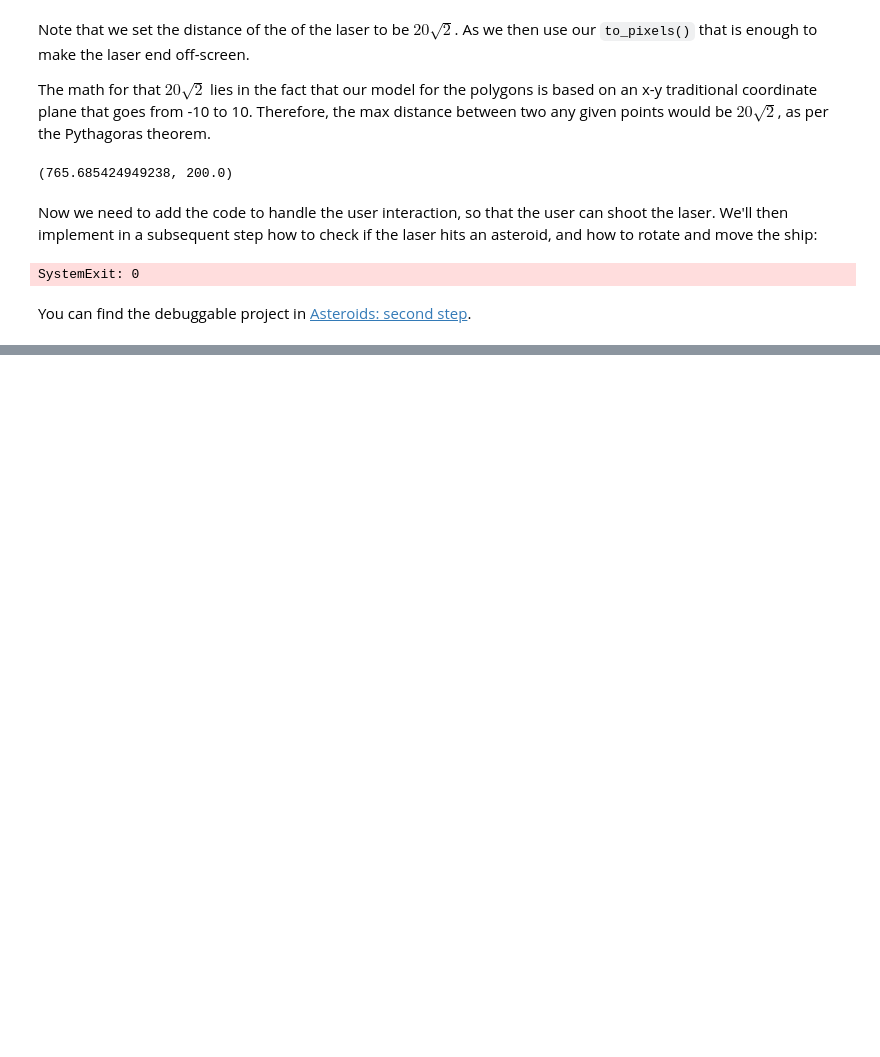
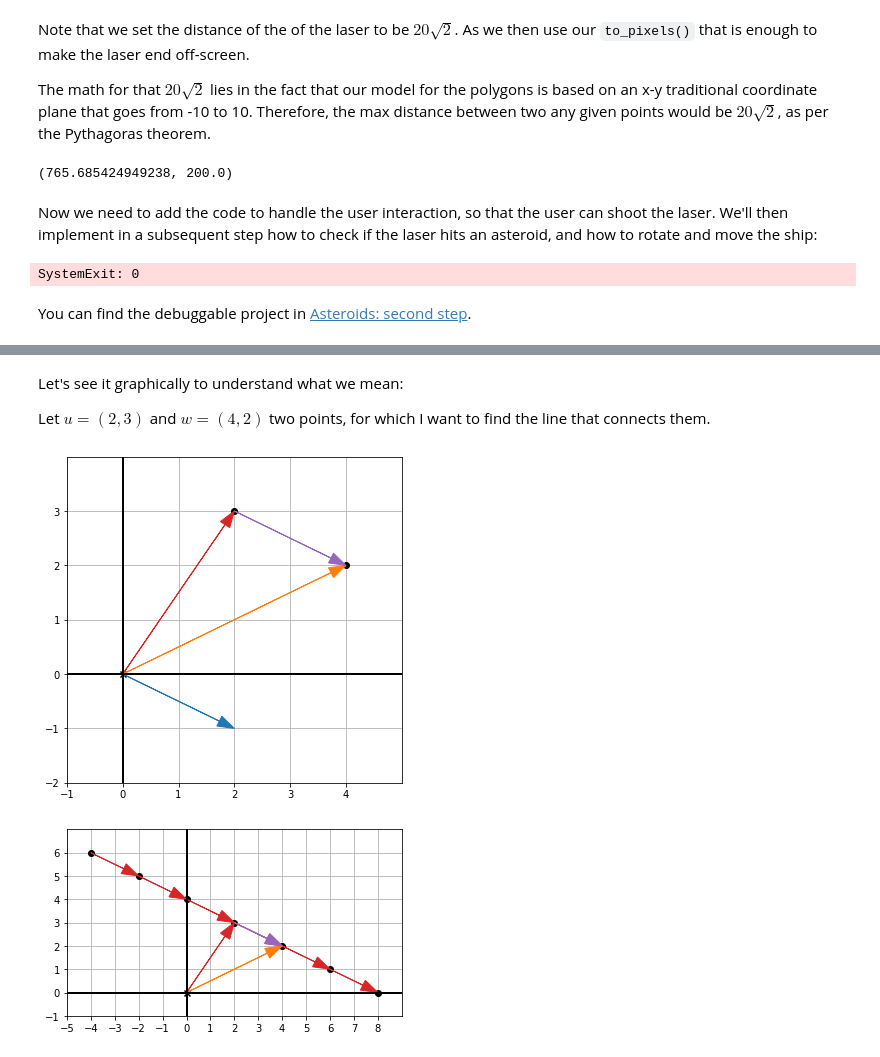
Before and after one commit to sergiofgonzalez/math-workbench, a Jupyter notebook: 06-solving-systems-of-linear-equations/01-systems-of-linear-equations-concepts-notebook/concepts.ipynb, the cells around one changed output, grey strips where cells are left out. Saved outputs shown, nothing was run; the diff lists cells and outputs as text; code cells hidden in the pictures; blank space fills up the shorter version.

```diff
--- a/06-solving-systems-of-linear-equations/01-systems-of-linear-equations-concepts-notebook/concepts.ipynb
+++ b/06-solving-systems-of-linear-equations/01-systems-of-linear-equations-concepts-notebook/concepts.ipynb
@@ -368,0 +426,36 @@ You can find the debuggable project in [Asteroids: second step](../e00-my-draw-l
+# %% [markdown]
+Let's see it graphically to understand what we mean:
+
+Let $ u = (2, 3) $ and $ w = (4, 2) $ two points, for which I want to find the line that connects them.
+# %%
+from my_draw2d import draw2d, Arrow2D, Points2D
+from my_colors import blue, orange, black, red, purple
+from my_vectors import scale, add, subtract
+
+u = (2, 3)
+w = (4, 2)
+
+translation_vector = subtract(w, u)
+
+draw2d(
+    Points2D(u, w),
+    Arrow2D(u, color=red), Arrow2D(w, color=orange),
+    Arrow2D(translation_vector, color=blue),
+    Arrow2D(w, u, color=purple)
+    )
+
+def r(t):
+    return add(u, scale(t, subtract(w, u)))
+
+line_points = [r(t) for t in range(-3, 4)]
+line_vectors = [Arrow2D(line_points[i + 1], line_points[i]) for i in range(0, len(line_points) - 1)]
+
+draw2d(
+    Points2D(*line_points),
+    *line_vectors,
+    Arrow2D(w, u, color=purple),
+    Arrow2D(u, color=red), Arrow2D(w, color=orange)
+)
+# %% [output]
+[figure, added]
+[figure, added]
```
Also changed, not shown: parts of 35 cells of this notebook, 8 other files.
